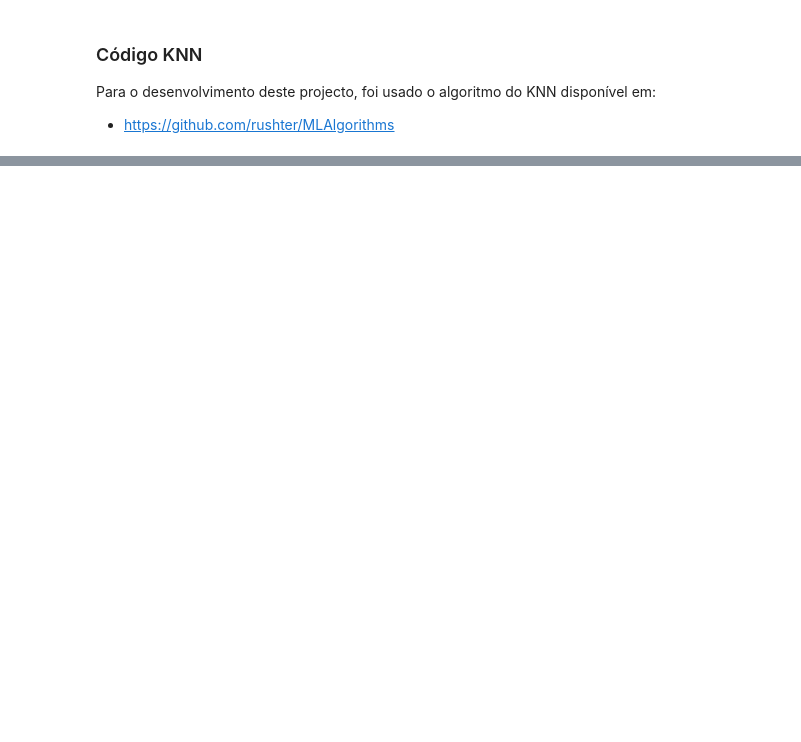
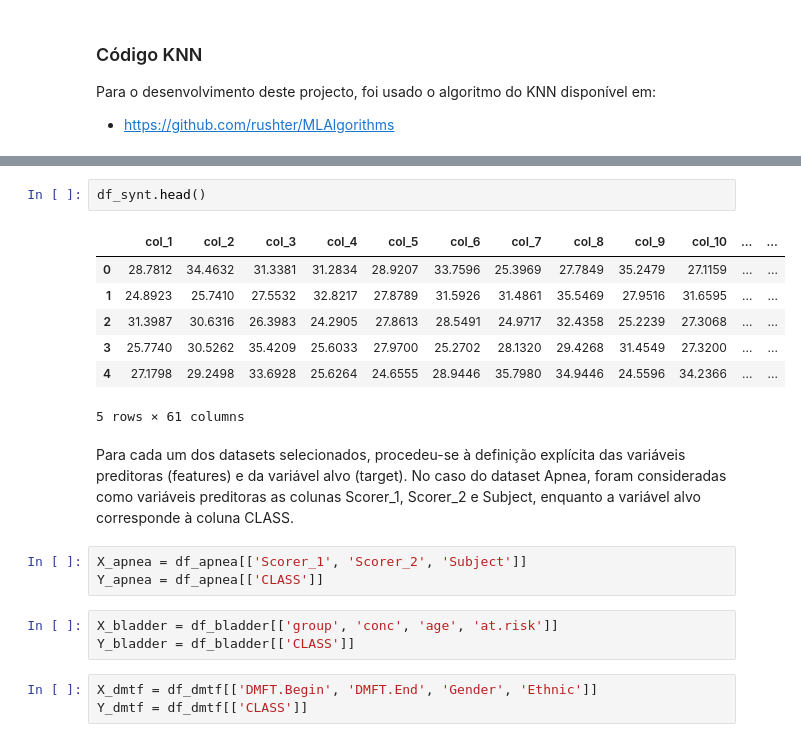
Before and after one commit to joaoagraposo/MLI-Practical-Assignment, a Jupyter notebook: Trabalho.ipynb, the cells around one changed output, grey strips where cells are left out. Saved outputs shown, nothing was run; the diff lists cells and outputs as text; blank space fills up the shorter version.

```diff
--- a/Trabalho.ipynb
+++ b/Trabalho.ipynb
@@ -54,0 +329,21 @@ Para o desenvolvimento deste projecto, foi usado o algoritmo do KNN disponível
+# %%
+df_synt.head()
+# %% [output]
+|  | col_1 | col_2 | col_3 | col_4 | col_5 | col_6 | col_7 | col_8 | col_9 | col_10 | ... | ... |
+| 0 | 28.7812 | 34.4632 | 31.3381 | 31.2834 | 28.9207 | 33.7596 | 25.3969 | 27.7849 | 35.2479 | 27.1159 | ... | ... |
+| 1 | 24.8923 | 25.7410 | 27.5532 | 32.8217 | 27.8789 | 31.5926 | 31.4861 | 35.5469 | 27.9516 | 31.6595 | ... | ... |
+| 2 | 31.3987 | 30.6316 | 26.3983 | 24.2905 | 27.8613 | 28.5491 | 24.9717 | 32.4358 | 25.2239 | 27.3068 | ... | ... |
+| 3 | 25.7740 | 30.5262 | 35.4209 | 25.6033 | 27.9700 | 25.2702 | 28.1320 | 29.4268 | 31.4549 | 27.3200 | ... | ... |
+| 4 | 27.1798 | 29.2498 | 33.6928 | 25.6264 | 24.6555 | 28.9446 | 35.7980 | 34.9446 | 24.5596 | 34.2366 | ... | ... |
+5 rows × 61 columns
+# %% [markdown]
+Para cada um dos datasets selecionados, procedeu-se à definição explícita das variáveis preditoras (features) e da variável alvo (target). No caso do dataset Apnea, foram consideradas como variáveis preditoras as colunas Scorer_1, Scorer_2 e Subject, enquanto a variável alvo corresponde à coluna CLASS.
+# %%
+X_apnea = df_apnea[['Scorer_1', 'Scorer_2', 'Subject']]
+Y_apnea = df_apnea[['CLASS']]
+# %%
+X_bladder = df_bladder[['group', 'conc', 'age', 'at.risk']]
+Y_bladder = df_bladder[['CLASS']]
+# %%
+X_dmtf = df_dmtf[['DMFT.Begin', 'DMFT.End', 'Gender', 'Ethnic']]
+Y_dmtf = df_dmtf[['CLASS']]
```
Also changed, not shown: parts of 29 cells of this notebook.
